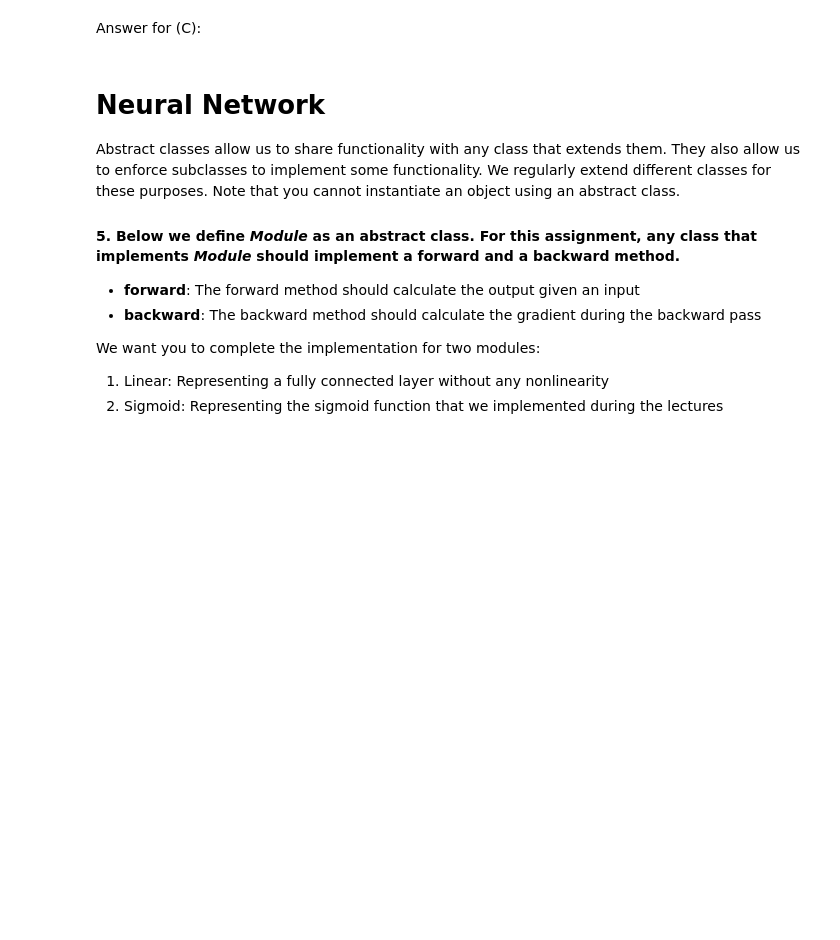
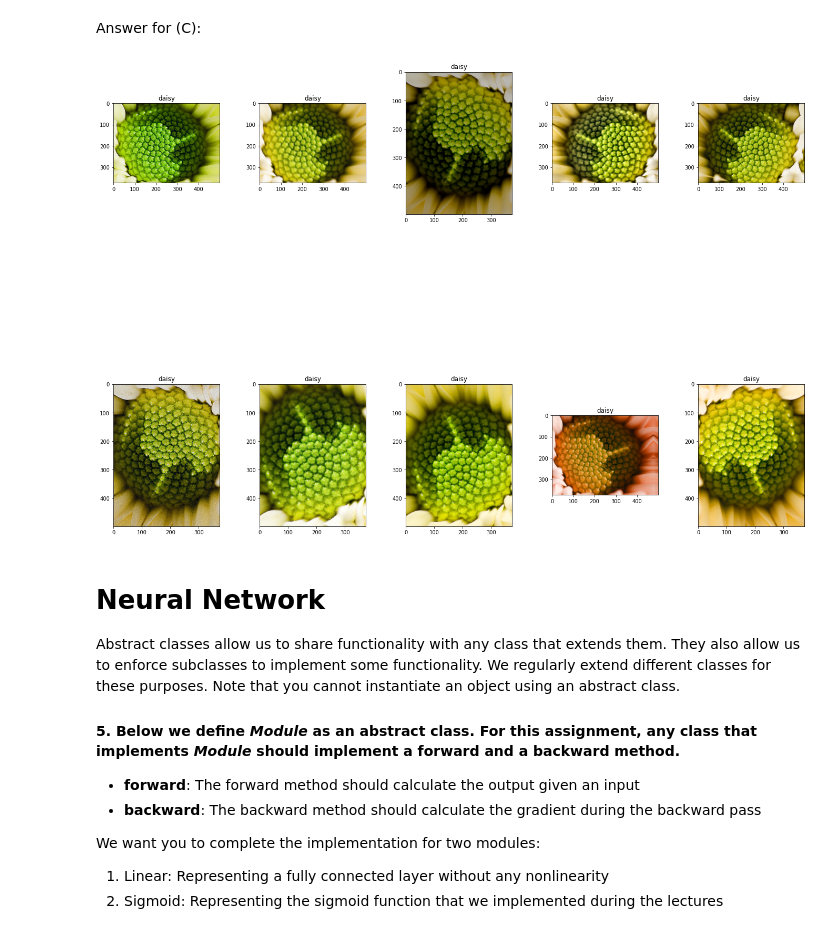
Before and after one commit to akash02ita/CPSC-599.6-DL-for-Vision, a Jupyter notebook: a1/DL4Vision_A1.ipynb, the cells around one changed output. Cells and saved outputs as stored; diff of their text form; code cells hidden in the pictures; blank space fills up the shorter version.

```diff
--- a/a1/DL4Vision_A1.ipynb
+++ b/a1/DL4Vision_A1.ipynb
@@ -117,16 +137,48 @@ visualize(validation_dataset[0]), visualize(test_dataset[0])
 #### (D) Visualize the first image of the `train_dataset` for 10 times and observe the varibilities resulted from applying the used transformation. Describe your observation. Can you distingoush the flower types of these transformed images. If not what would you do about it.  (5 points)
 # %%
 # (A)
-train_transoform = None #TODO: Replace None with an image augmentation pipeline using Albumentations package or torchvision.transforms
+#TODO: Replace None with an image augmentation pipeline using Albumentations package or torchvision.transforms
+# SOURCE: https://albumentations.ai/docs/examples/example/
+train_transform = lambda image: A.Compose([
+    A.RandomRotate90(),
+    A.Flip(),
+    A.Transpose(),
+    A.OneOf([
+        A.IAAAdditiveGaussianNoise(),
+        A.GaussNoise(),
+    ], p=0.2),
+    A.OneOf([
+        A.MotionBlur(p=.2),
+        A.MedianBlur(blur_limit=3, p=0.1),
+        A.Blur(blur_limit=3, p=0.1),
+    ], p=0.2),
+    A.ShiftScaleRotate(shift_limit=0.0625, scale_limit=0.2, rotate_limit=45, p=0.2),
+    A.OneOf([
+        A.OpticalDistortion(p=0.3),
+        A.GridDistortion(p=.1),
+        A.IAAPiecewiseAffine(p=0.3),
+    ], p=0.2),
+    A.OneOf([
+        A.CLAHE(clip_limit=2),
+        A.IAASharpen(),
+        A.IAAEmboss(),
+        A.RandomBrightnessContrast(),
+    ], p=0.3),
+    A.HueSaturationValue(p=0.3),
+])(image=image)['image']
 # %%
 # (B) TODO: Using data from the train folder create train_dataset. The train_dataset
 #       should use the defined tranformation, i.e. train_transoform to augment
 #       each image.
-train_dataset = None
+train_dataset = FlowerDataset(root="FlowerData/train", transform=train_transform)
 # %% [markdown]
 Answer for (C):
 # %%
 #(D) TODO: Complete visualization here
+train_samples = [train_dataset[0] for _ in range(10)]
+visualize_multi(train_samples)
+# %% [output]
+[figure, added]
 # %% [markdown]
 # Neural Network
 Abstract classes allow us to share functionality with any class that extends them. They also allow us to enforce subclasses to implement some functionality. We regularly extend different classes for these purposes. Note that you cannot instantiate an object using an abstract class.
```
Also changed, not shown: parts of 2 cells of this notebook.
